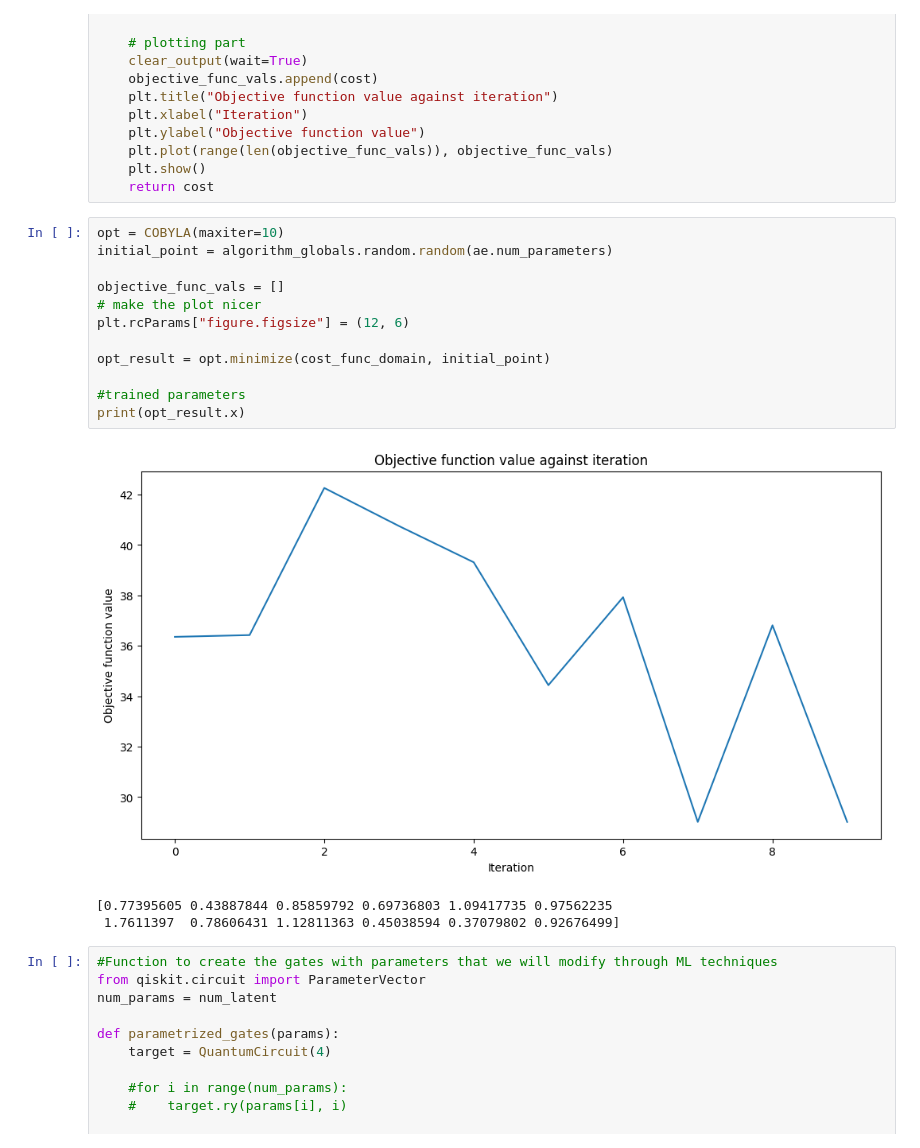
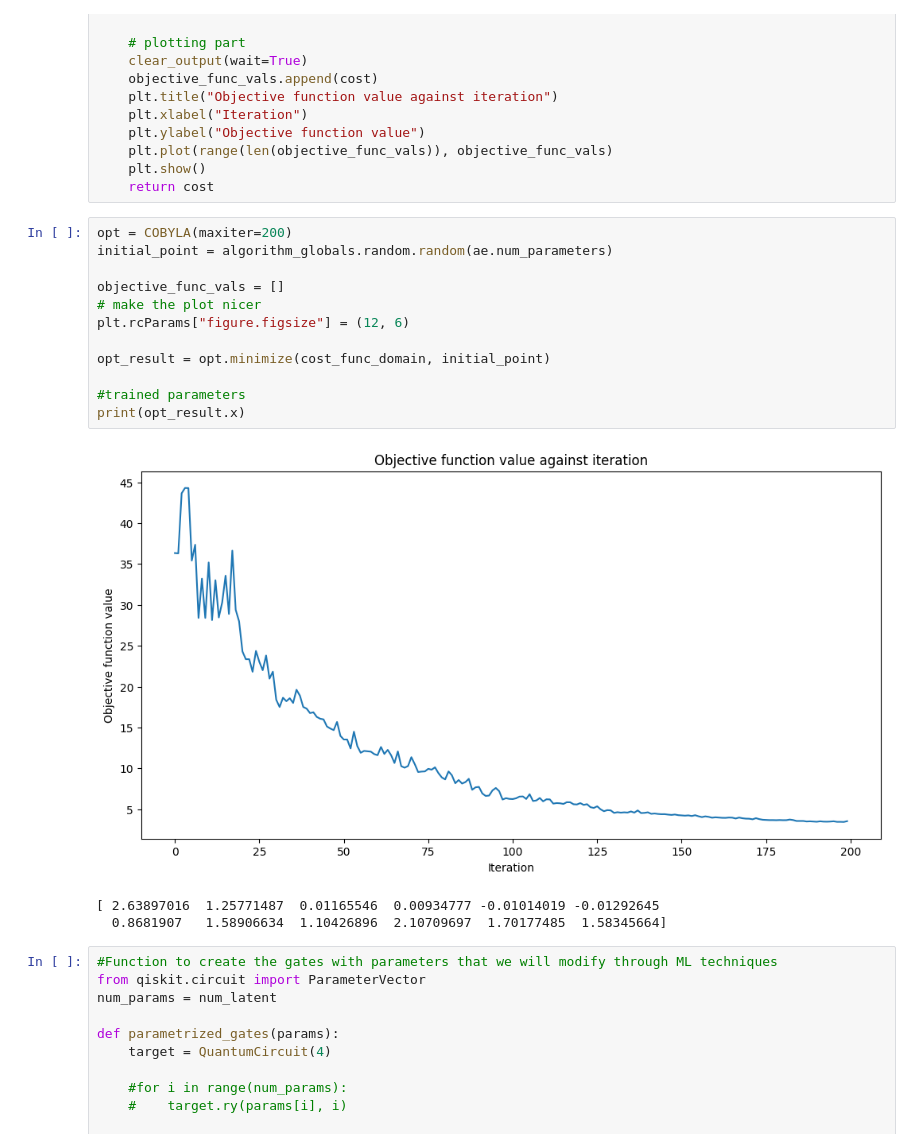
Before and after one commit to benjaminhagan/VIP_QML, a Jupyter notebook: Phase Encoder.ipynb, the cells around one changed output. Drawn from its saved outputs; the diff is of its cells as text.

```diff
--- a/Phase Encoder.ipynb
+++ b/Phase Encoder.ipynb
@@ -190,21 +190,21 @@ def cost_func_domain(params_values):
     plt.show()
     return cost
 # %%
-opt = COBYLA(maxiter=10)
+opt = COBYLA(maxiter=200)
 initial_point = algorithm_globals.random.random(ae.num_parameters)
 
 objective_func_vals = []
 # make the plot nicer
 plt.rcParams["figure.figsize"] = (12, 6)
 
 opt_result = opt.minimize(cost_func_domain, initial_point)
 
 #trained parameters
 print(opt_result.x)
 # %% [output]
-[figure, old version]
+[figure, new version]
-[0.77395605 0.43887844 0.85859792 0.69736803 1.09417735 0.97562235
- 1.7611397  0.78606431 1.12811363 0.45038594 0.37079802 0.92676499]
+[ 2.63897016  1.25771487  0.01165546  0.00934777 -0.01014019 -0.01292645
+  0.8681907   1.58906634  1.10426896  2.10709697  1.70177485  1.58345664]
 # %%
 #Function to create the gates with parameters that we will modify through ML techniques
 from qiskit.circuit import ParameterVector
```
Also changed, not shown: parts of 4 cells of this notebook.
